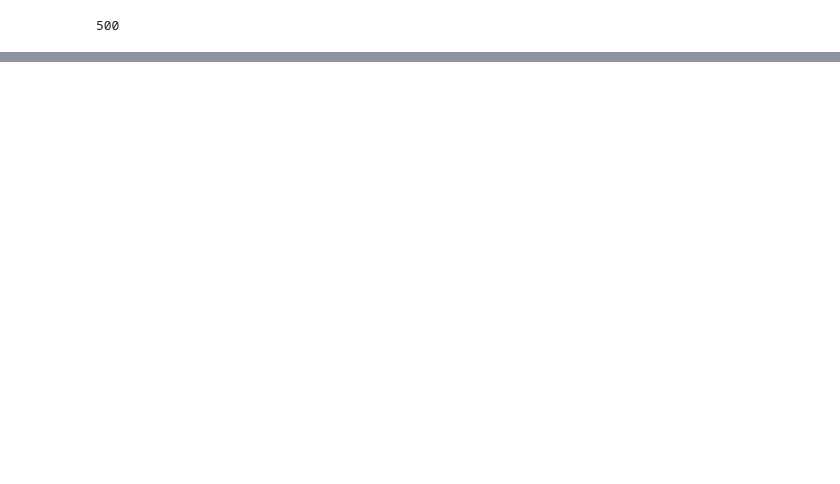
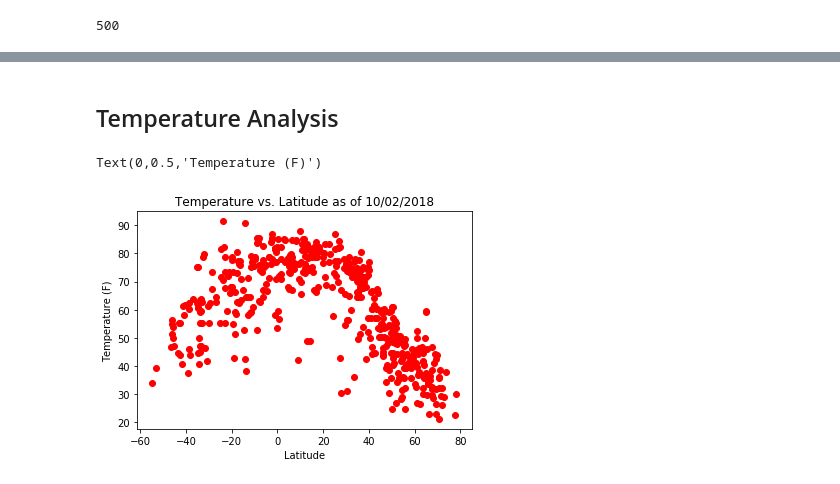
Before and after one commit to obnicholson/PythonAPIs_Oct3, a Jupyter notebook: WeatherPy.ipynb, the cells around one changed output, grey strips where cells are left out. Saved outputs shown, nothing was run; the diff lists cells and outputs as text; code cells hidden in the pictures; blank space fills up the shorter version.

Commit message:
plotting code

```diff
--- a/WeatherPy.ipynb
+++ b/WeatherPy.ipynb
@@ -114,0 +132,10 @@ for city in weather:
+# %% [markdown]
+## Temperature Analysis
+# %%
+plt.scatter(lats,temps,marker="o",color="red")
+plt.title(f'Temperature vs. Latitude as of {datetime.strftime("%m/%d/%Y")}')
+plt.xlabel("Latitude")
+plt.ylabel("Temperature (F)")
+# %% [output]
+Text(0,0.5,'Temperature (F)')
+[figure, added]
```
Also changed, not shown: parts of 9 cells of this notebook.
